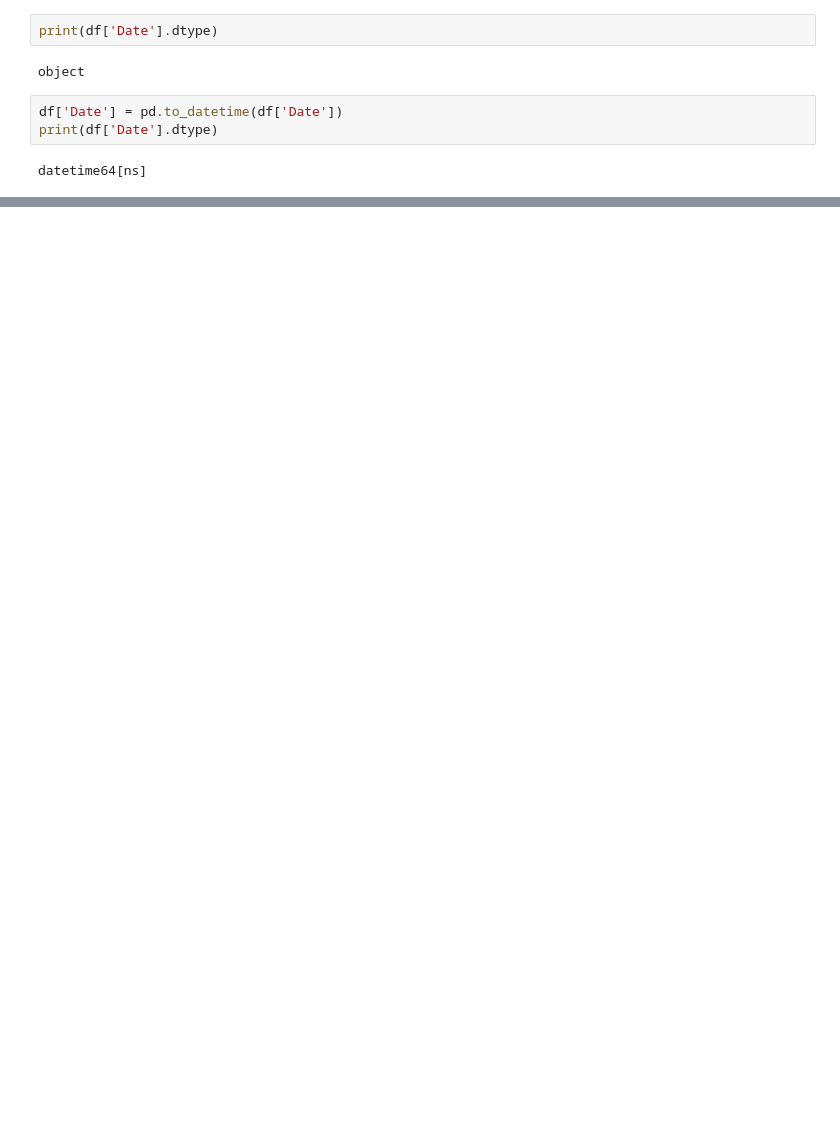
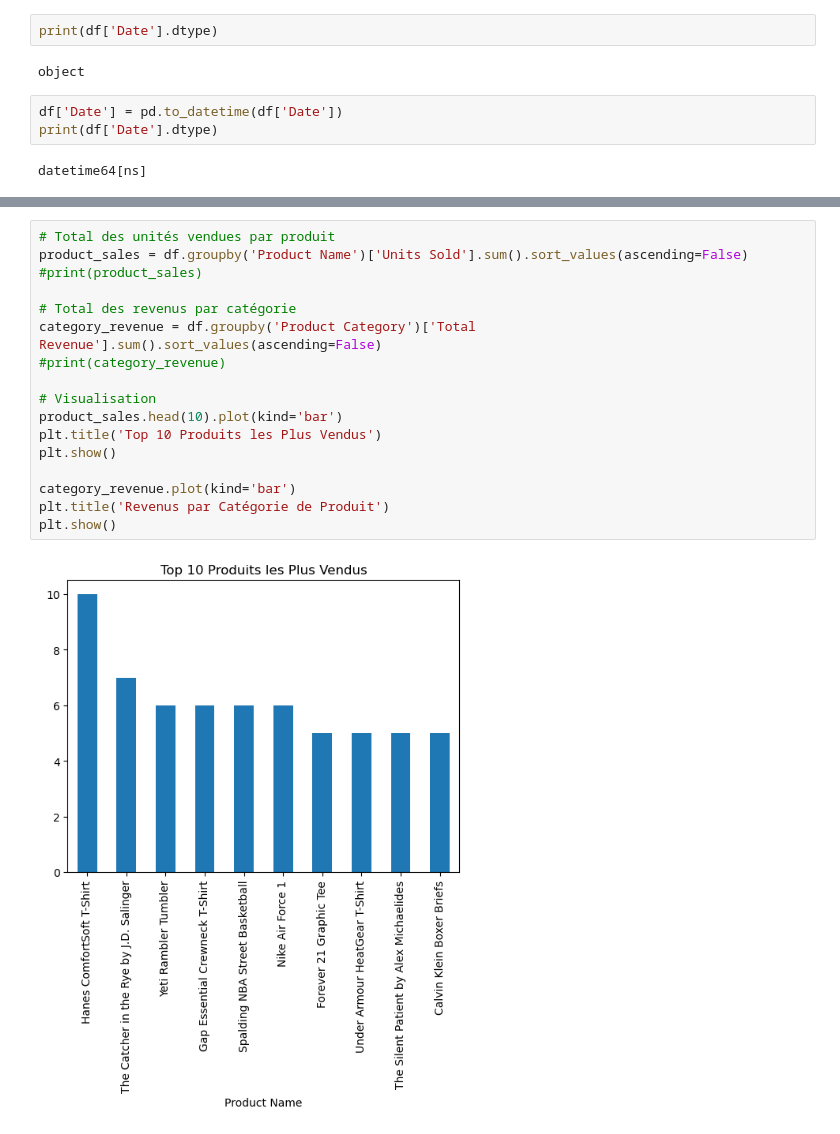
Before and after one commit to BOUZID38ABDELKADER/Online-Sales-Data, a Jupyter notebook: Online Sales Data.ipynb, the cells around one changed output, grey strips where cells are left out. Cells and saved outputs as stored; diff of their text form; blank space fills up the shorter version.

```diff
--- a/Online Sales Data.ipynb
+++ b/Online Sales Data.ipynb
@@ -89,0 +101,19 @@ datetime64[ns]
+# %%
+# Total des unités vendues par produit
+product_sales = df.groupby('Product Name')['Units Sold'].sum().sort_values(ascending=False)
+#print(product_sales)
+
+# Total des revenus par catégorie
+category_revenue = df.groupby('Product Category')['Total Revenue'].sum().sort_values(ascending=False)
+#print(category_revenue)
+
+# Visualisation
+product_sales.head(10).plot(kind='bar')
+plt.title('Top 10 Produits les Plus Vendus')
+plt.show()
+
+category_revenue.plot(kind='bar')
+plt.title('Revenus par Catégorie de Produit')
+plt.show()
+# %% [output]
+[figure, added]
```
Also changed, not shown: parts of 7 cells of this notebook.
